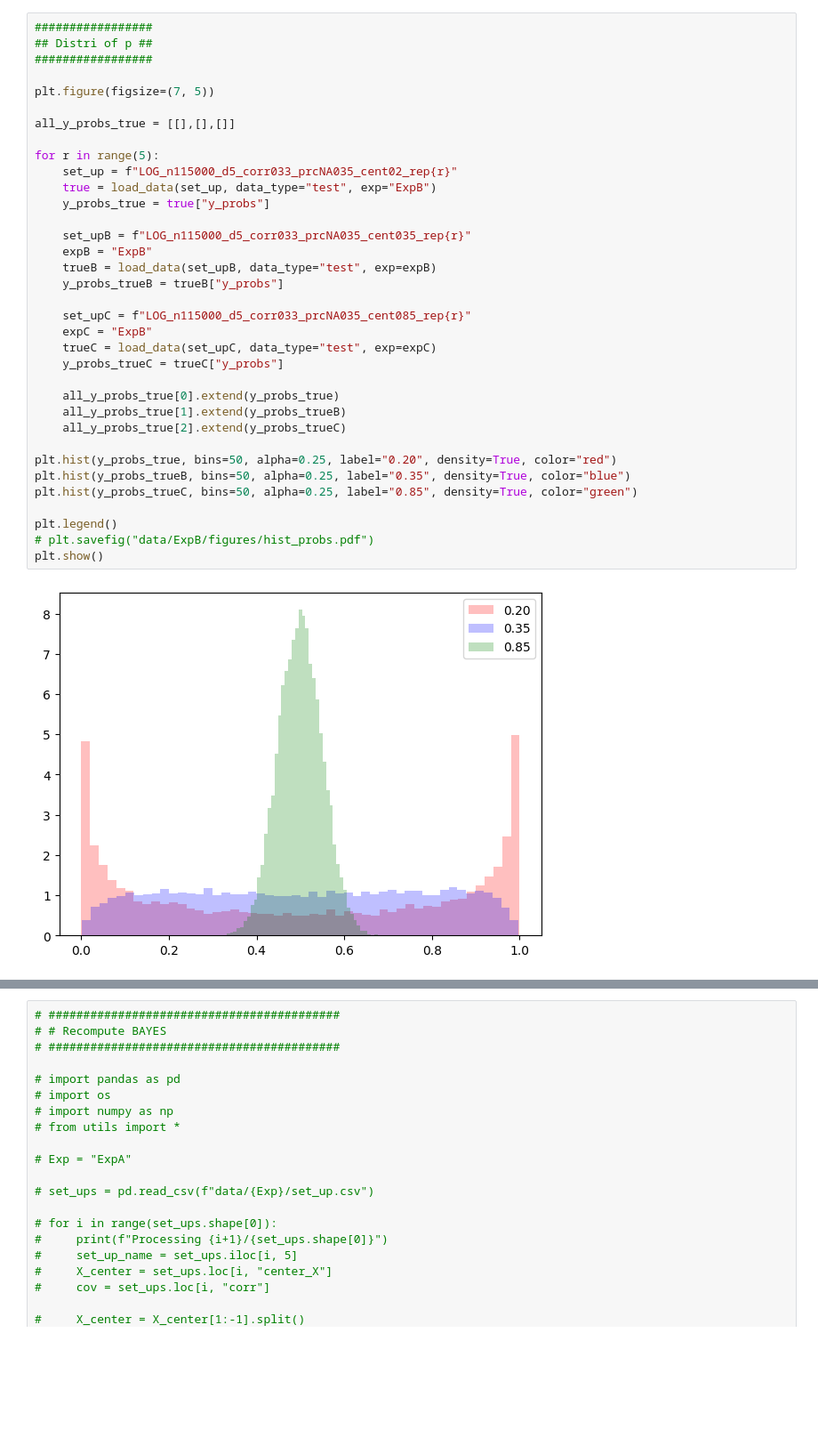
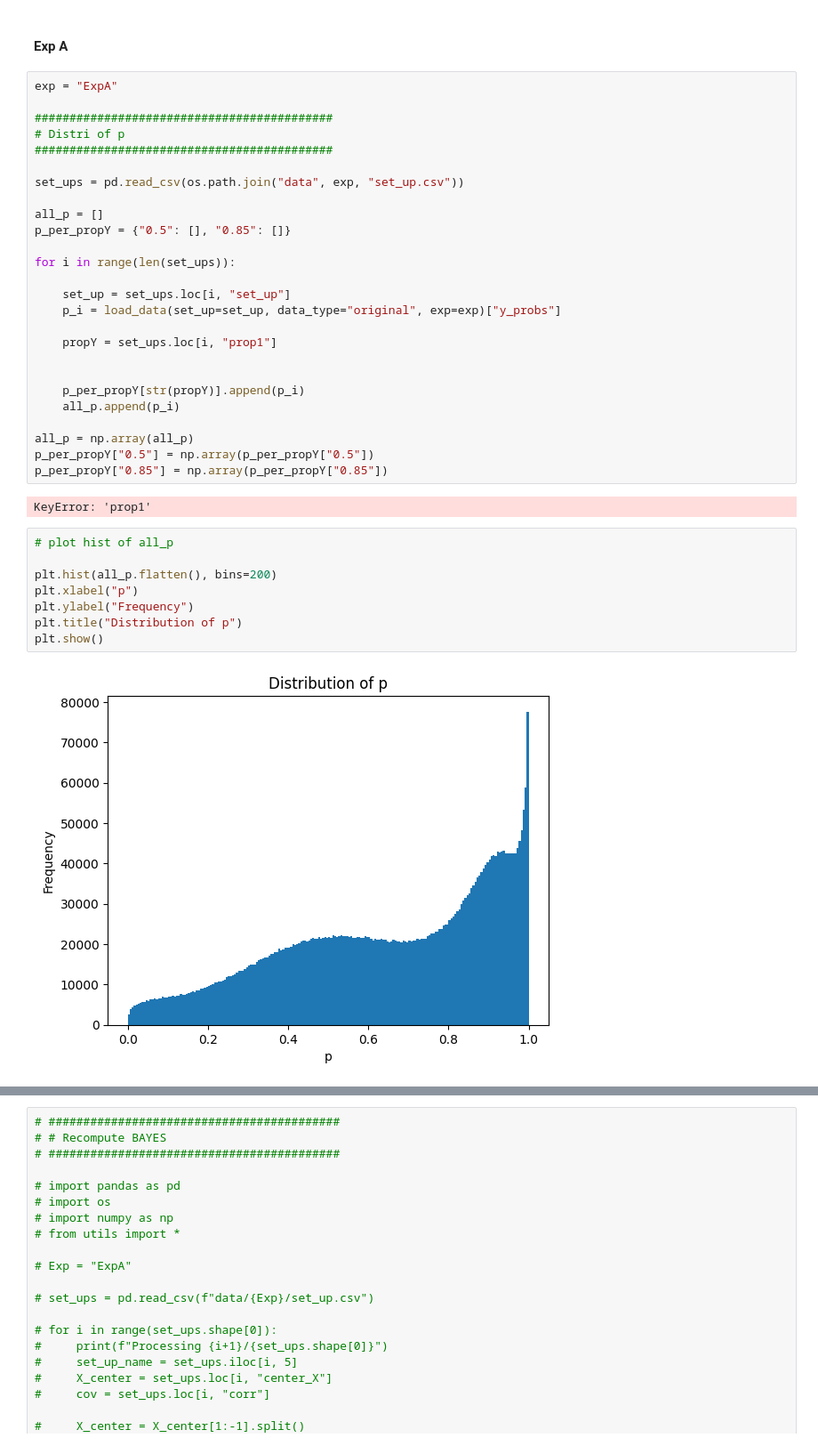
Before and after one commit to ChristopheMuller/logistic_with_NAs, a Jupyter notebook: 2_investigate_data.ipynb, the cells around one changed output, grey strips where cells are left out. Shown: that part at 89% size. Saved outputs shown, nothing was run; the diff lists cells and outputs as text; blank space fills up the shorter version.

```diff
--- a/2_investigate_data.ipynb
+++ b/2_investigate_data.ipynb
@@ -60,37 +6,40 @@ plt.show()
-# %%
-#################
-## Distri of p ##
-#################
-
-plt.figure(figsize=(7, 5))
-
-all_y_probs_true = [[],[],[]]
-
-for r in range(5):
-    set_up = f"LOG_n115000_d5_corr033_prcNA035_cent02_rep{r}"
-    true = load_data(set_up, data_type="test", exp="ExpB")
-    y_probs_true = true["y_probs"]
-
-    set_upB = f"LOG_n115000_d5_corr033_prcNA035_cent035_rep{r}"
-    expB = "ExpB"
-    trueB = load_data(set_upB, data_type="test", exp=expB)
-    y_probs_trueB = trueB["y_probs"]
-
-    set_upC = f"LOG_n115000_d5_corr033_prcNA035_cent085_rep{r}"
-    expC = "ExpB"
-    trueC = load_data(set_upC, data_type="test", exp=expC)
-    y_probs_trueC = trueC["y_probs"]
-
-    all_y_probs_true[0].extend(y_probs_true)
-    all_y_probs_true[1].extend(y_probs_trueB)
-    all_y_probs_true[2].extend(y_probs_trueC)
-
-plt.hist(y_probs_true, bins=50, alpha=0.25, label="0.20", density=True, color="red")
-plt.hist(y_probs_trueB, bins=50, alpha=0.25, label="0.35", density=True, color="blue")
-plt.hist(y_probs_trueC, bins=50, alpha=0.25, label="0.85", density=True, color="green")
-
-plt.legend()
-# plt.savefig("data/ExpB/figures/hist_probs.pdf")
-plt.show()
-# %% [output]
-[figure, removed]
+# %% [markdown]
+#### Exp A
+# %%
+exp = "ExpA"
+
+###########################################
+# Distri of p
+###########################################
+
+set_ups = pd.read_csv(os.path.join("data", exp, "set_up.csv"))
+
+all_p = []
+p_per_propY = {"0.5": [], "0.85": []}
+
+for i in range(len(set_ups)):
+
+    set_up = set_ups.loc[i, "set_up"]
+    p_i = load_data(set_up=set_up, data_type="original", exp=exp)["y_probs"]
+
+    propY = set_ups.loc[i, "prop1"]
+
+
+    p_per_propY[str(propY)].append(p_i)
+    all_p.append(p_i)
+
+all_p = np.array(all_p)
+p_per_propY["0.5"] = np.array(p_per_propY["0.5"])
+p_per_propY["0.85"] = np.array(p_per_propY["0.85"])
+# %% [output]
+KeyError: 'prop1'
+# %%
+# plot hist of all_p
+
+plt.hist(all_p.flatten(), bins=200)
+plt.xlabel("p")
+plt.ylabel("Frequency")
+plt.title("Distribution of p")
+plt.show()
+# %% [output]
+[figure, added]
```
Also changed, not shown: parts of 11 cells of this notebook, 18 other files.
